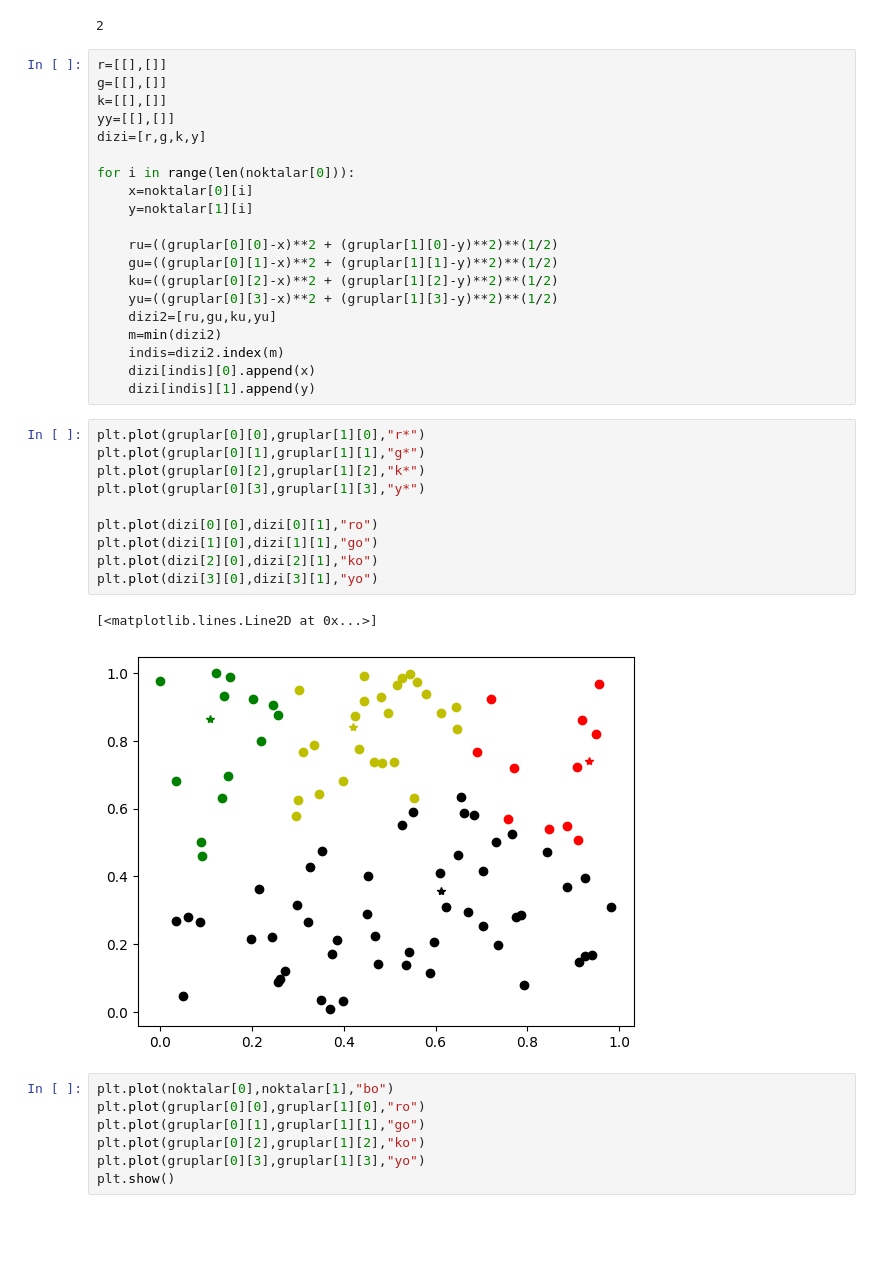
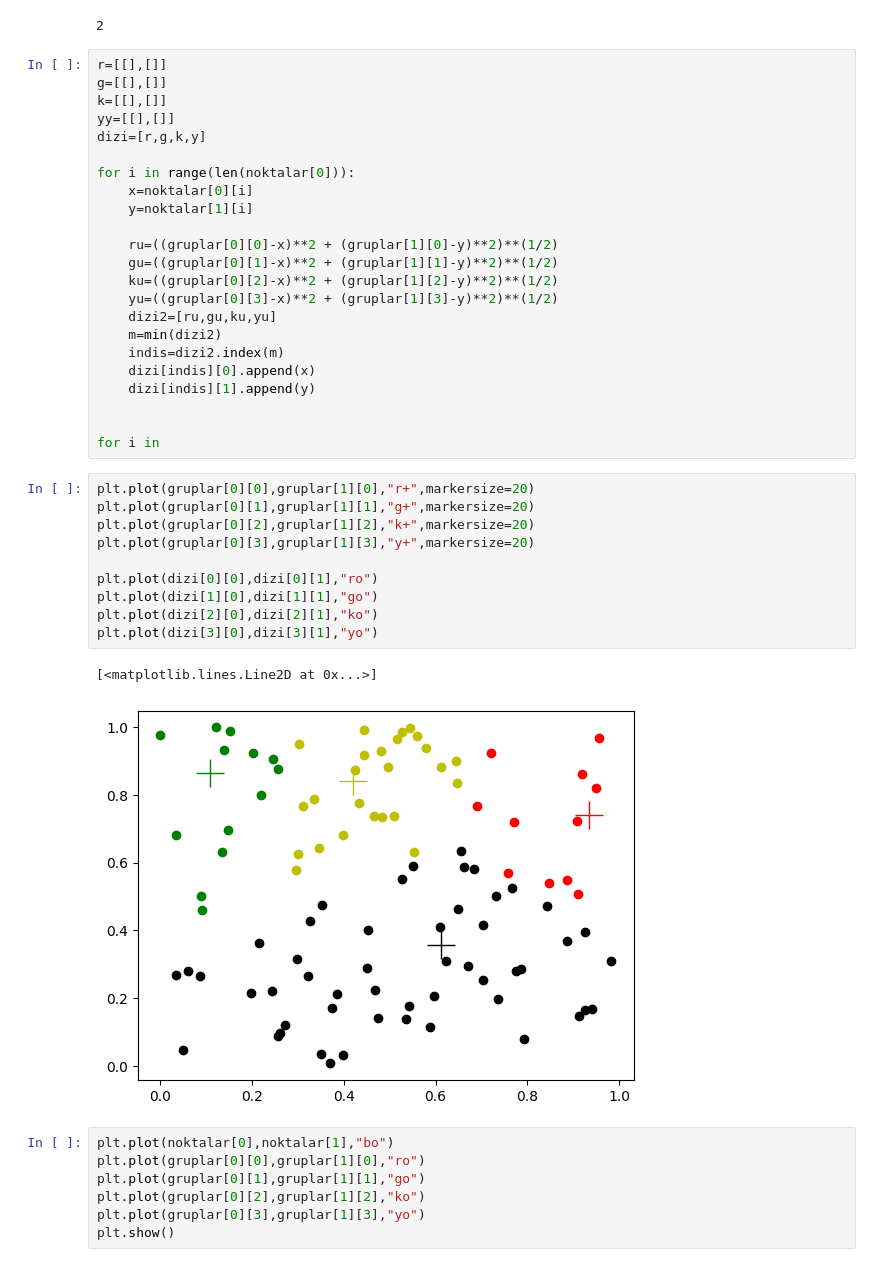
Before and after one commit to OmerFaruk-Celik/YapayZeka, a Jupyter notebook: K-Means.ipynb, the cells around one changed output. Saved outputs shown, nothing was run; the diff lists cells and outputs as text; blank space fills up the shorter version.

```diff
--- a/K-Means.ipynb
+++ b/K-Means.ipynb
@@ -36,19 +36,22 @@ for i in range(len(noktalar[0])):
     indis=dizi2.index(m)
     dizi[indis][0].append(x)
     dizi[indis][1].append(y)
+
+
+for i in
 # %%
-plt.plot(gruplar[0][0],gruplar[1][0],"r*")
-plt.plot(gruplar[0][1],gruplar[1][1],"g*")
-plt.plot(gruplar[0][2],gruplar[1][2],"k*")
-plt.plot(gruplar[0][3],gruplar[1][3],"y*")
+plt.plot(gruplar[0][0],gruplar[1][0],"r+",markersize=20)
+plt.plot(gruplar[0][1],gruplar[1][1],"g+",markersize=20)
+plt.plot(gruplar[0][2],gruplar[1][2],"k+",markersize=20)
+plt.plot(gruplar[0][3],gruplar[1][3],"y+",markersize=20)
 
 plt.plot(dizi[0][0],dizi[0][1],"ro")
 plt.plot(dizi[1][0],dizi[1][1],"go")
 plt.plot(dizi[2][0],dizi[2][1],"ko")
 plt.plot(dizi[3][0],dizi[3][1],"yo")
 # %% [output]
 [<matplotlib.lines.Line2D at 0x...>]
-[figure, old version]
+[figure, new version]
 # %%
 plt.plot(noktalar[0],noktalar[1],"bo")
 plt.plot(gruplar[0][0],gruplar[1][0],"ro")
```
